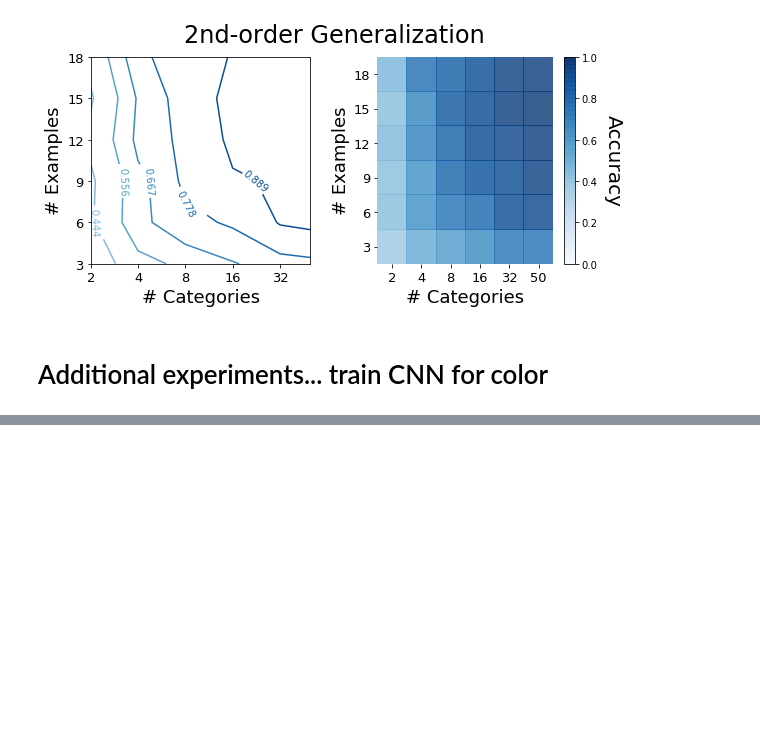
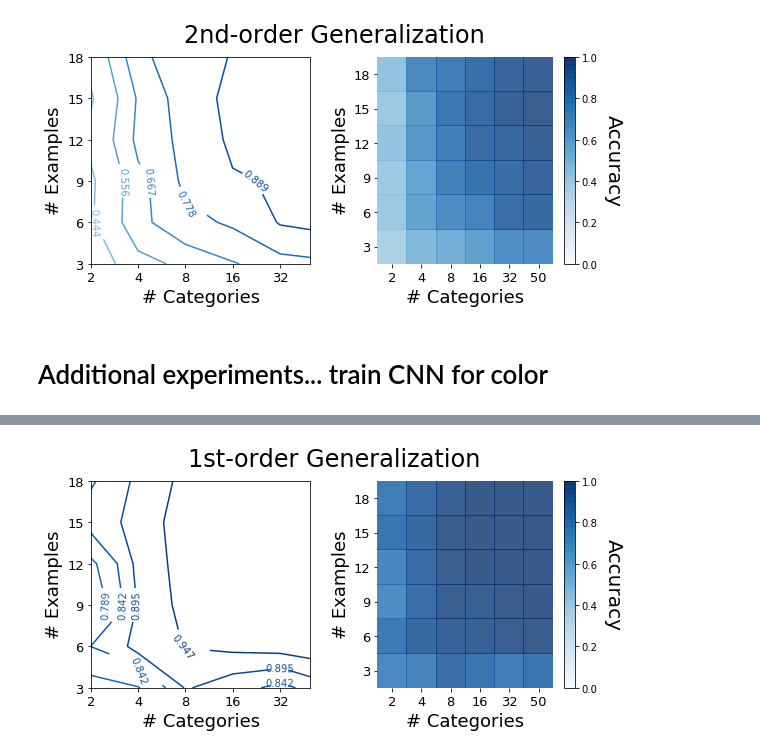
Before and after one commit to rfeinman/learning-to-learn, a Jupyter notebook: notebooks/plot_results_experiments1and2.ipynb, the cells around one changed output, grey strips where cells are left out. Cells and saved outputs as stored; diff of their text form; code cells hidden in the pictures; blank space fills up the shorter version.

```diff
--- a/notebooks/plot_results_experiments1and2.ipynb
+++ b/notebooks/plot_results_experiments1and2.ipynb
@@ -190,3 +283,15 @@ get_df(results_O1.mean(axis=2), category_trials, exemplar_trials)
+# %%
+plot_results(
+    results_O1.mean(axis=2),
+    category_trials,
+    exemplar_trials,
+    title='1st-order Generalization',
+    nb_lines=20,
+    size=(9,4.5),
+    savefile='../../cogsci-paper-arxiv/anc/cnn_o1_acc_color.pdf'
+)
+# %% [output]
+[figure, added]
 # %%
 print('2nd-order: ')
 get_df(results_O2.mean(axis=2), category_trials, exemplar_trials)
```
Also changed, not shown: parts of 13 cells of this notebook.
